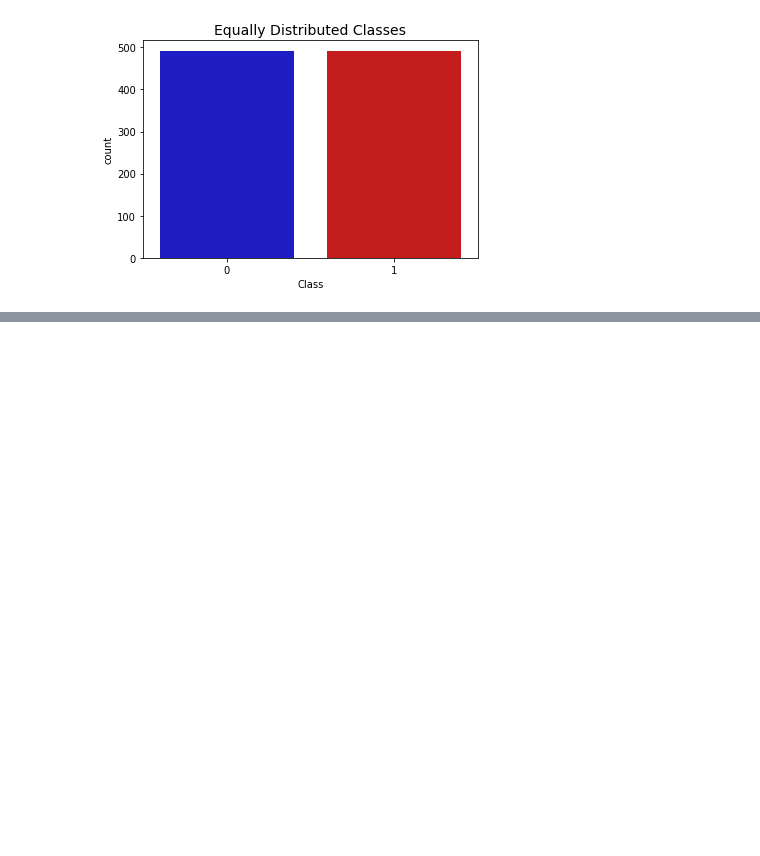
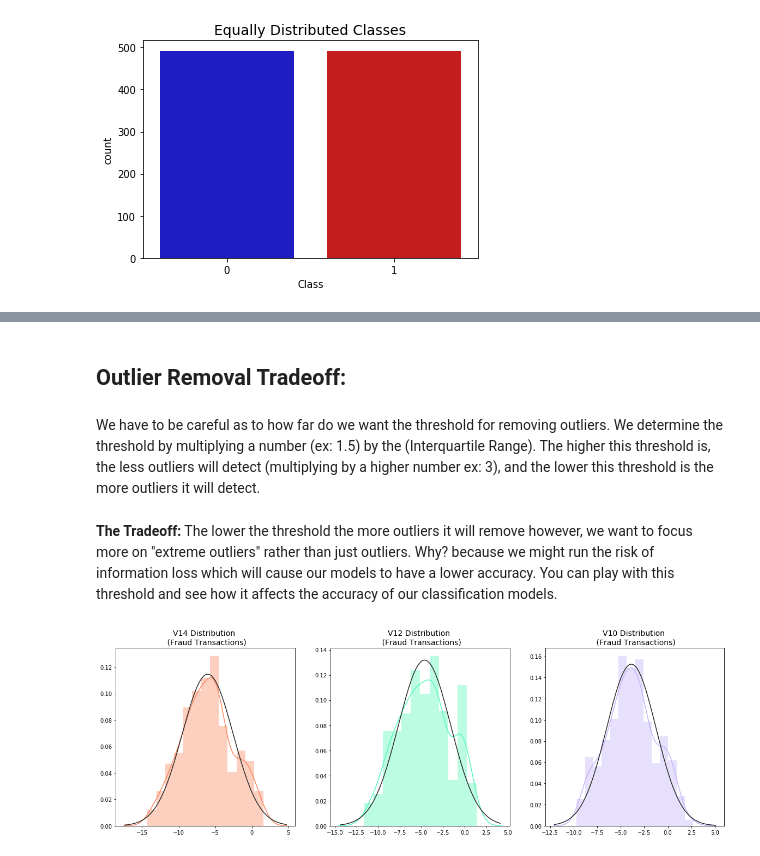
Before and after one commit to isheunesutembo/CreditCardFraud-Detection, a Jupyter notebook: Credit Card Fraudulent Transaction Detection Using Machine Learning.ipynb, the cells around one changed output, grey strips where cells are left out. Cells and saved outputs as stored; diff of their text form; code cells hidden in the pictures; blank space fills up the shorter version.

```diff
--- a/Credit Card Fraudulent Transaction Detection Using Machine Learning.ipynb
+++ b/Credit Card Fraudulent Transaction Detection Using Machine Learning.ipynb
@@ -241,0 +311,27 @@ Name: Class, dtype: float64
+# %% [markdown]
+## Outlier Removal Tradeoff:
+# %% [markdown]
+<p>We have to be careful as to how far do we want the threshold for removing outliers. We determine the threshold by multiplying a number (ex: 1.5) by the (Interquartile Range). The higher this threshold is, the less outliers will detect (multiplying by a higher number ex: 3), and the lower this threshold is the more outliers it will detect.</p>
+# %% [markdown]
+<p><b>The Tradeoff:</b> The lower the threshold the more outliers it will remove however, we want to focus more on "extreme outliers" rather than just outliers. Why? because we might run the risk of information loss which will cause our models to have a lower accuracy. You can play with this threshold and see how it affects the accuracy of our classification models.</p>
+# %%
+from scipy.stats import norm
+
+f, (ax1, ax2, ax3) = plt.subplots(1,3, figsize=(20, 6))
+
+v14_fraud_dist = new_df['V14'].loc[new_df['Class'] == 1].values
+sns.distplot(v14_fraud_dist,ax=ax1, fit=norm, color='#FB8861')
+ax1.set_title('V14 Distribution \n (Fraud Transactions)', fontsize=14)
+
+v12_fraud_dist = new_df['V12'].loc[new_df['Class'] == 1].values
+sns.distplot(v12_fraud_dist,ax=ax2, fit=norm, color='#56F9BB')
+ax2.set_title('V12 Distribution \n (Fraud Transactions)', fontsize=14)
+
+
+v10_fraud_dist = new_df['V10'].loc[new_df['Class'] == 1].values
+sns.distplot(v10_fraud_dist,ax=ax3, fit=norm, color='#C5B3F9')
+ax3.set_title('V10 Distribution \n (Fraud Transactions)', fontsize=14)
+
+plt.show()
+# %% [output]
+[figure, added]
```
Also changed, not shown: parts of 17 cells of this notebook.
